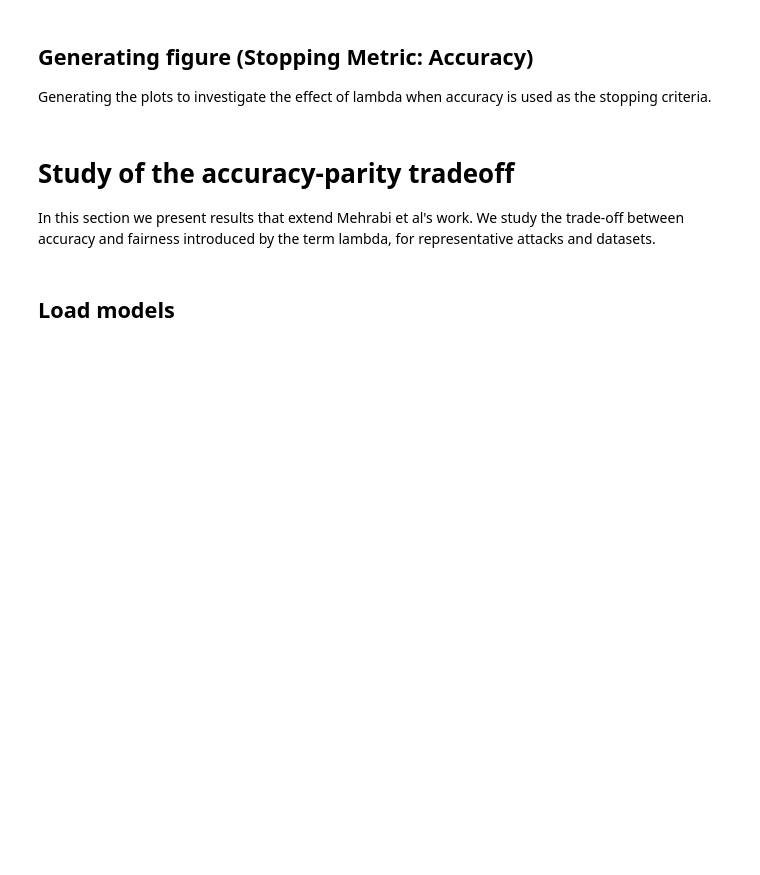
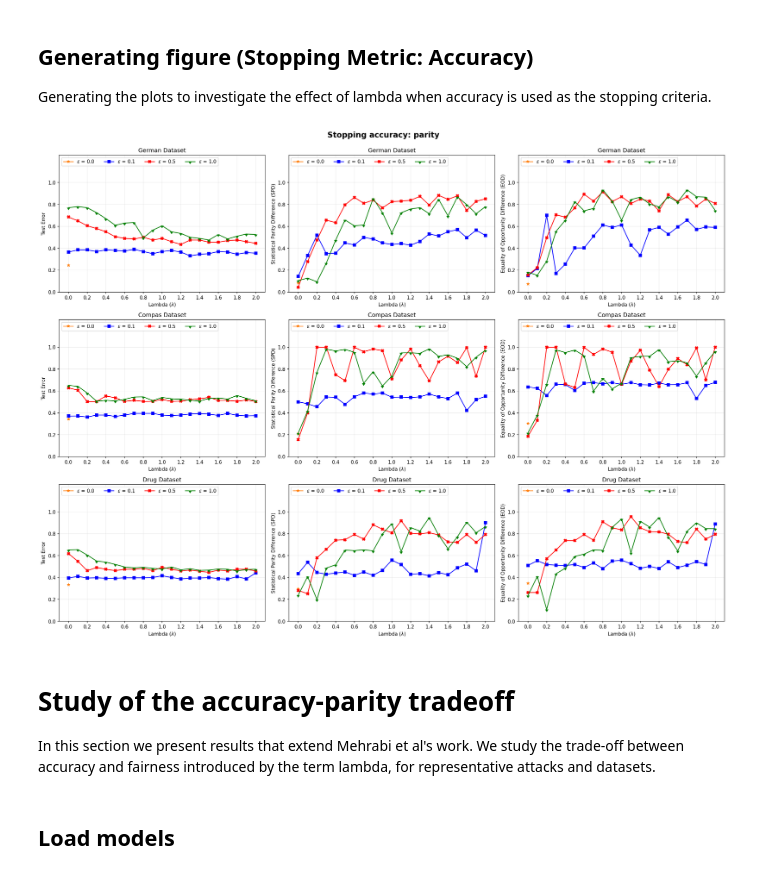
Before and after one commit to imandrealombardo/FACT-AI, a Jupyter notebook: Fairness_attack/Results_notebook.ipynb, the cells around one changed output. Drawn from its saved outputs; the diff is of its cells as text; code cells hidden in the pictures; blank space fills up the shorter version.

Commit message:
plotted fig3 for both stopping methods

```diff
--- a/Fairness_attack/Results_notebook.ipynb
+++ b/Fairness_attack/Results_notebook.ipynb
@@ -283,3 +282,51 @@ f_german_solans = open(os.path.join(german_json_folder, 'german_Solans_0.5_1.0_A
+# %%
+colors  = ['tab:orange', 'b', 'r', 'g']
+markers = ['*', 's', 'X', matplotlib.markers.CARETDOWNBASE]
+
+## Generating Figure 2 using ACCURACY as the stopping method
+fig, axs = plt.subplots(3, 3, figsize=(20,15), dpi=150)
+rows = [0,1,2]
+cols = [0,1,2]
+for row in rows:
+    # Choose dataset based on the row
+    if row == 0:
+        dataset = 'german'
+    elif row==1:
+        dataset = 'compas'
+    else:
+        dataset = 'drug'
+
+    for col in cols:
+        # Choose metric to plot based on the column
+        if col == 0:
+            metric = 'test_error'
+            y_label = 'Test Error'
+        elif col==1:
+            metric = 'SPD'
+            y_label = 'Statistical Parity Difference (SPD)'
+        else:
+            metric = 'EOD'
+            y_label = 'Equality of Opportunity Difference (EOD)'
+
+        for eps, c, m in zip(epsilons, colors, markers):
+            if eps == 0:
+                axs[row, col].plot(lambdas[0], results_lamb_accuracy[dataset][eps][metric][0], label=f'$\epsilon$ = {eps}', color = c, marker = m)
+            else:
+                axs[row, col].plot(lambdas, results_lamb_accuracy[dataset][eps][metric], label=f'$\epsilon$ = {eps}', color = c, marker = m)
+            axs[row, col].legend(loc='upper left', ncol=4)
+            axs[row, col].set_ylim([0, 1.25])
+            axs[row, col].set_yticks([0, 0.2, 0.4, 0.6, 0.8, 1.0])
+            axs[row, col].set_xticks([0, 0.2, 0.4, 0.6, 0.8, 1.0, 1.2, 1.4, 1.6, 1.8, 2.0])
+            axs[row, col].grid(alpha=0.25)
+            axs[row, col].title.set_text(f'{dataset.capitalize()} Dataset')
+            axs[row, col].set_xlabel('Lambda ($\lambda$)')
+            axs[row, col].set_ylabel(y_label)
+
+
+fig.suptitle('Stopping accuracy: parity\n', fontsize=16, fontweight='bold')
+fig.tight_layout()
+# %% [output]
+[figure, added]
 # %% [markdown]
 # Study of the accuracy-parity tradeoff
 In this section we present results that extend Mehrabi et al's work. We study the trade-off between accuracy and fairness introduced by the term lambda, for representative attacks and datasets.
```
Also changed, not shown: parts of 6 cells of this notebook, 2 other files.
